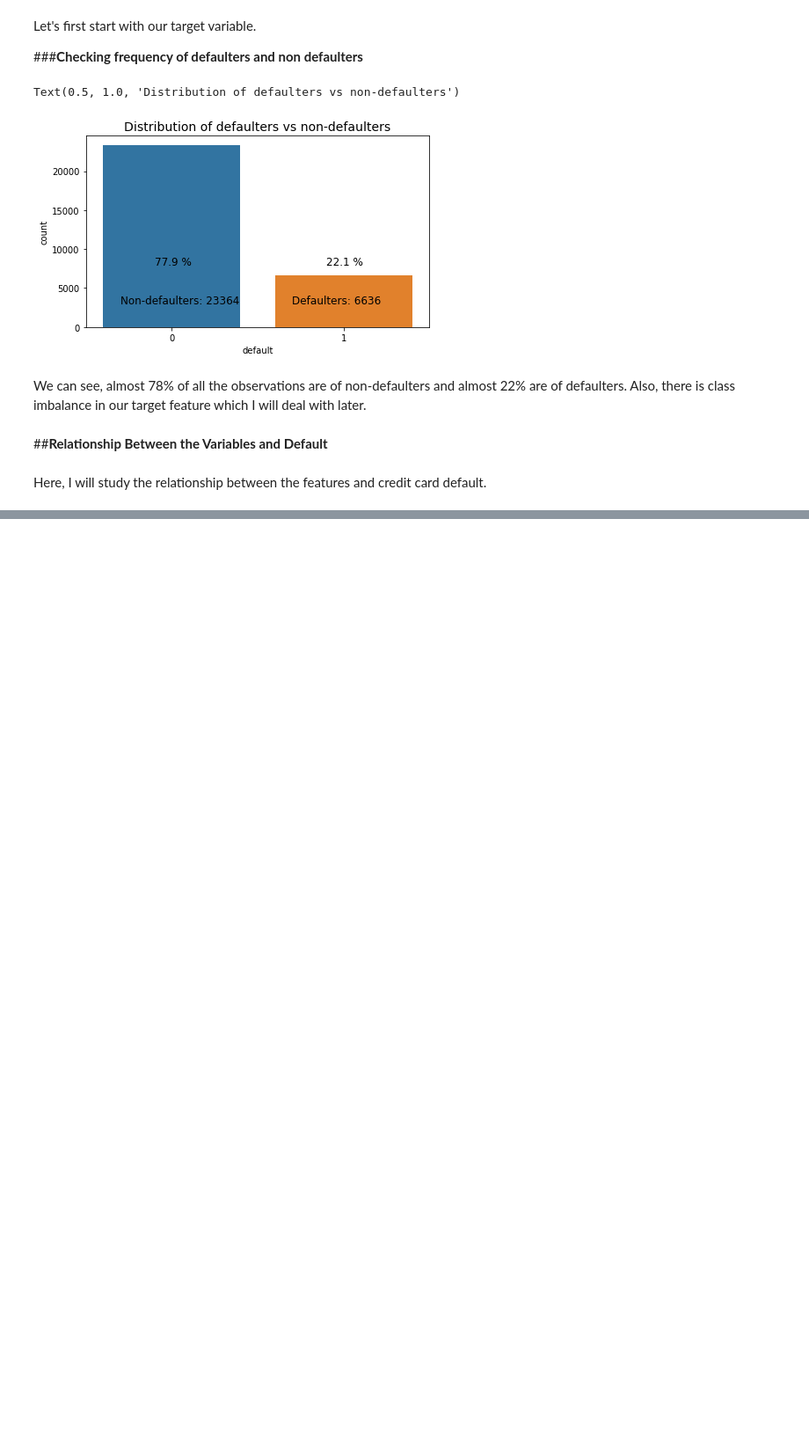
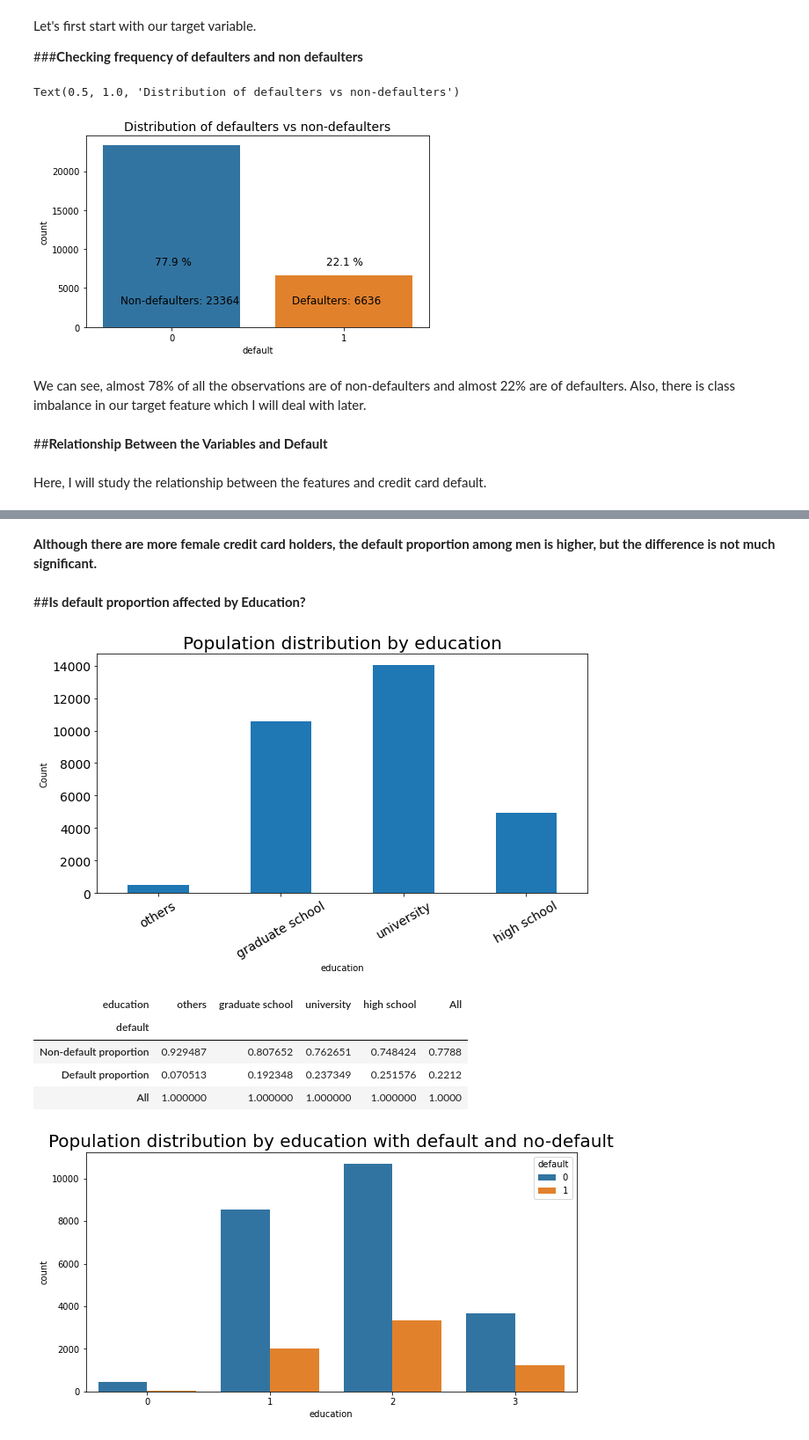
Before and after one commit to iamNirmeshGupta/Credit-Card-Default-Prediction, a Jupyter notebook: Credit_Card_Default_Prediction_Nirmesh_Gupta_Individual_Notebook.ipynb, the cells around one changed output, grey strips where cells are left out. Shown: that part at 88% size. Saved outputs shown, nothing was run; the diff lists cells and outputs as text; code cells hidden in the pictures; blank space fills up the shorter version.

```diff
--- a/Credit_Card_Default_Prediction_Nirmesh_Gupta_Individual_Notebook.ipynb
+++ b/Credit_Card_Default_Prediction_Nirmesh_Gupta_Individual_Notebook.ipynb
@@ -470,0 +484,15 @@ def compare_default_across_features(df, col_name, dict_label={}):
+# %% [markdown]
+**Although there are more female credit card holders, the default proportion among men is higher, but the difference is not much significant.**
+# %% [markdown]
+##**Is default proportion affected by Education?**
+# %%
+# Plotting population distribution by "education"
+education_ = compare_default_across_features(df1, "education", {0:"others",1:"graduate school",2:"university",3:"high school"})
+# %% [output]
+[figure, added]
+| education | others | graduate school | university | high school | All |
+| default |  |  |  |  |  |
+| Non-default proportion | 0.929487 | 0.807652 | 0.762651 | 0.748424 | 0.7788 |
+| Default proportion | 0.070513 | 0.192348 | 0.237349 | 0.251576 | 0.2212 |
+| All | 1.000000 | 1.000000 | 1.000000 | 1.000000 | 1.0000 |
+[figure, added]
```
Also changed, not shown: parts of 11 cells of this notebook.
